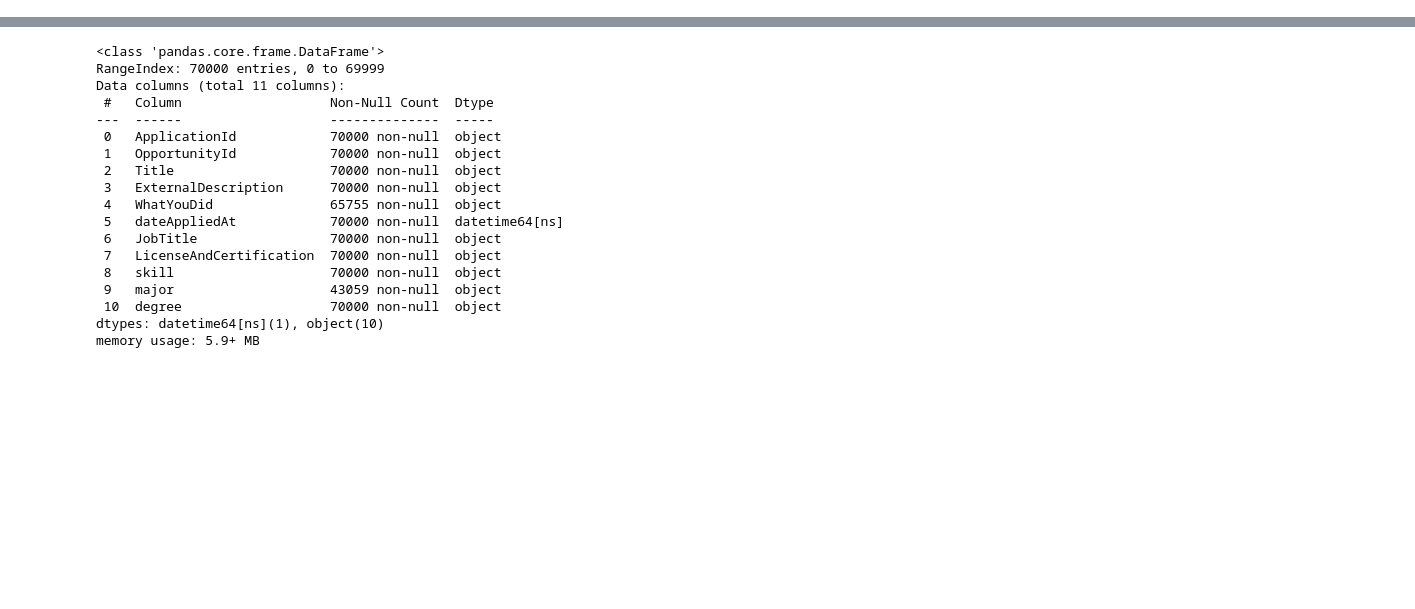
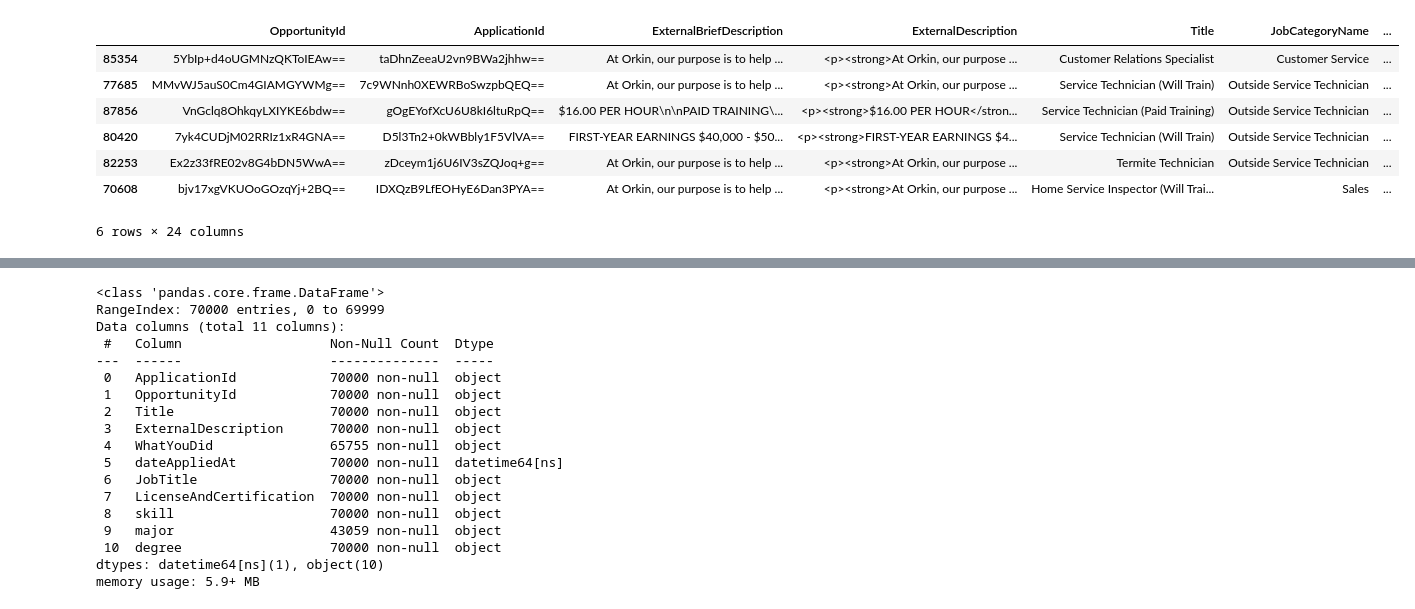
Before and after one commit to danmarino1/Opportunity_Alignment_Library, a Jupyter notebook: Experiment/EDA/01_EDA_Cleaning.ipynb, the cells around one changed output, grey strips where cells are left out. Drawn from its saved outputs; the diff is of its cells as text; code cells hidden in the pictures; blank space fills up the shorter version.

```diff
--- a/Experiment/EDA/01_EDA_Cleaning.ipynb
+++ b/Experiment/EDA/01_EDA_Cleaning.ipynb
@@ -10,3 +10,5 @@ from tqdm import tqdm
 
 from itertools import chain
 from collections import Counter
+# %%
+data = pd.read_parquet("../../Data/split_4.parquet")
@@ -13,3 +35,14 @@ from collections import Counter
+# %%
+data.sample(6)
+# %% [output]
+|  | OpportunityId | ApplicationId | ExternalBriefDescription | ExternalDescription | Title | JobCategoryName | ... |
+| 85354 | 5YbIp+d4oUGMNzQKToIEAw== | taDhnZeeaU2vn9BWa2jhhw== | At Orkin, our purpose is to help ... | <p><strong>At Orkin, our purpose ... | Customer Relations Specialist | Customer Service | ... |
+| 77685 | MMvWJ5auS0Cm4GIAMGYWMg== | 7c9WNnh0XEWRBoSwzpbQEQ== | At Orkin, our purpose is to help ... | <p><strong>At Orkin, our purpose ... | Service Technician (Will Train) | Outside Service Technician | ... |
+| 87856 | VnGclq8OhkqyLXIYKE6bdw== | gOgEYofXcU6U8kI6ltuRpQ== | $16.00 PER HOUR\n\nPAID TRAINING\... | <p><strong>$16.00 PER HOUR</stron... | Service Technician (Paid Training) | Outside Service Technician | ... |
+| 80420 | 7yk4CUDjM02RRIz1xR4GNA== | D5l3Tn2+0kWBbly1F5VlVA== | FIRST-YEAR EARNINGS $40,000 - $50... | <p><strong>FIRST-YEAR EARNINGS $4... | Service Technician (Will Train) | Outside Service Technician | ... |
+| 82253 | Ex2z33fRE02v8G4bDN5WwA== | zDceym1j6U6IV3sZQJoq+g== | At Orkin, our purpose is to help ... | <p><strong>At Orkin, our purpose ... | Termite Technician | Outside Service Technician | ... |
+| 70608 | bjv17xgVKUOoGOzqYj+2BQ== | IDXQzB9LfEOHyE6Dan3PYA== | At Orkin, our purpose is to help ... | <p><strong>At Orkin, our purpose ... | Home Service Inspector (Will Trai... | Sales | ... |
+6 rows × 24 columns
 # %%
 data = pd.read_pickle("../../Data/app_opp.pickle")
 data.sample(4)
```
Also changed, not shown: parts of 1 cell of this notebook.
